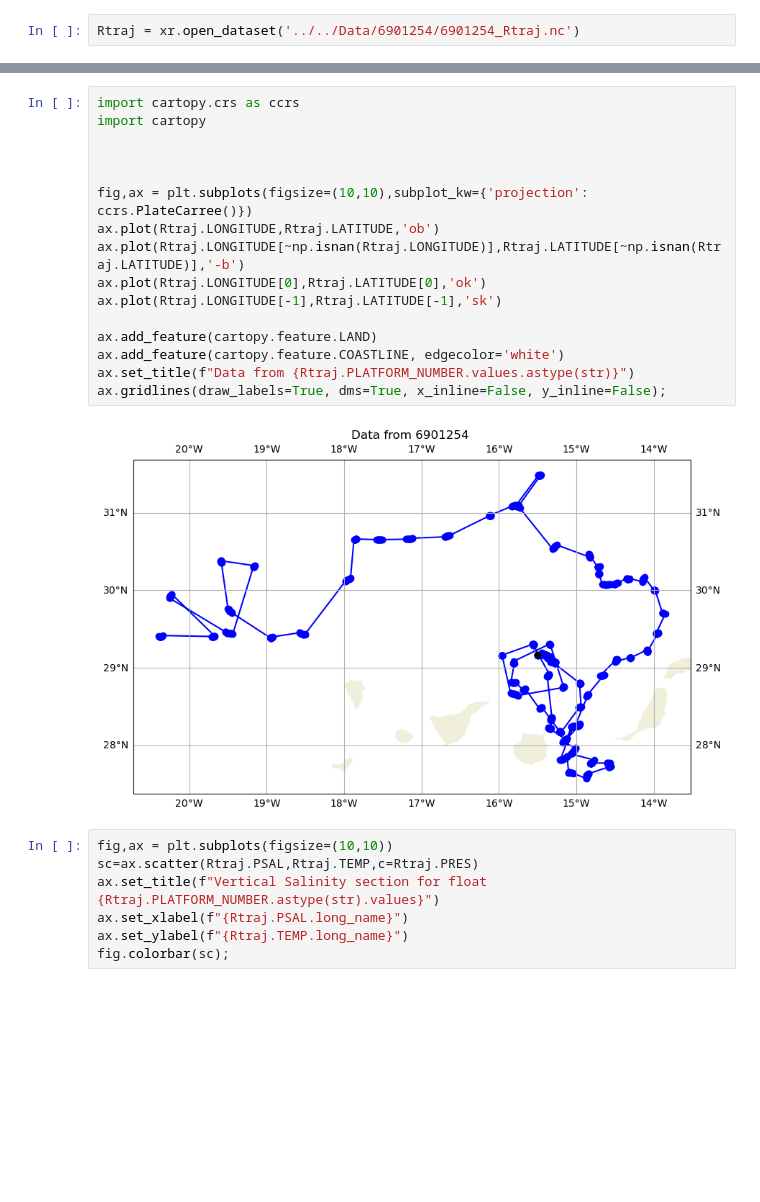
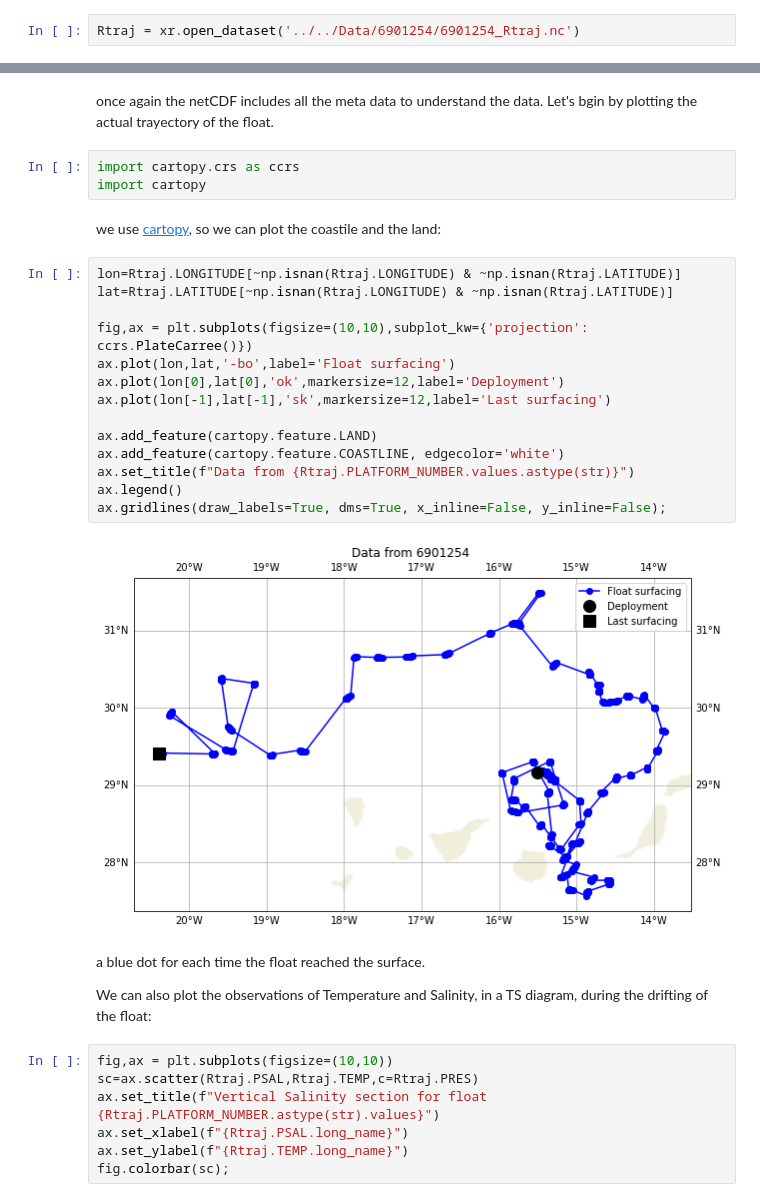
Before and after one commit to euroargodev/argoonlineschool, a Jupyter notebook: Lessons/L03_UsingArgoData/Chapter23_ArgoDatabyFloat_Traj.ipynb, the cells around one changed output, grey strips where cells are left out. Saved outputs shown, nothing was run; the diff lists cells and outputs as text; blank space fills up the shorter version.

```diff
--- a/Lessons/L03_UsingArgoData/Chapter23_ArgoDatabyFloat_Traj.ipynb
+++ b/Lessons/L03_UsingArgoData/Chapter23_ArgoDatabyFloat_Traj.ipynb
@@ -30,24 +32,34 @@ Data variables: (12/102)
     decoder_version:              CODA_035b
     comment_on_resolution:        JULD and PRES variable resolutions depend o...
     comment_on_measurement_code:  Meaning of some specific measurement codes ...
+# %% [markdown]
+once again the netCDF includes all the meta data to understand the data.
+Let's bgin by plotting the actual trayectory of the float.
+# %%
+import cartopy.crs as ccrs
+import cartopy
+# %% [markdown]
+we use [cartopy](https://scitools.org.uk/cartopy/docs/latest/), so we can plot the coastile and the land:
 # %%
-import cartopy.crs as ccrs
-import cartopy
-
-
+lon=Rtraj.LONGITUDE[~np.isnan(Rtraj.LONGITUDE) & ~np.isnan(Rtraj.LATITUDE)]
+lat=Rtraj.LATITUDE[~np.isnan(Rtraj.LONGITUDE) & ~np.isnan(Rtraj.LATITUDE)]
 
 fig,ax = plt.subplots(figsize=(10,10),subplot_kw={'projection': ccrs.PlateCarree()})
-ax.plot(Rtraj.LONGITUDE,Rtraj.LATITUDE,'ob')
-ax.plot(Rtraj.LONGITUDE[~np.isnan(Rtraj.LONGITUDE)],Rtraj.LATITUDE[~np.isnan(Rtraj.LATITUDE)],'-b')
-ax.plot(Rtraj.LONGITUDE[0],Rtraj.LATITUDE[0],'ok')
-ax.plot(Rtraj.LONGITUDE[-1],Rtraj.LATITUDE[-1],'sk')
+ax.plot(lon,lat,'-bo',label='Float surfacing')
+ax.plot(lon[0],lat[0],'ok',markersize=12,label='Deployment')
+ax.plot(lon[-1],lat[-1],'sk',markersize=12,label='Last surfacing')
 
 ax.add_feature(cartopy.feature.LAND)
 ax.add_feature(cartopy.feature.COASTLINE, edgecolor='white')
 ax.set_title(f"Data from {Rtraj.PLATFORM_NUMBER.values.astype(str)}")
+ax.legend()
 ax.gridlines(draw_labels=True, dms=True, x_inline=False, y_inline=False);
 # %% [output]
-[figure, old version]
+[figure, new version]
+# %% [markdown]
+a blue dot for each time the float reached the surface.
+
+We can also plot the observations of Temperature and Salinity, in a TS diagram, during the drifting of the float:
 # %%
 fig,ax = plt.subplots(figsize=(10,10))
 sc=ax.scatter(Rtraj.PSAL,Rtraj.TEMP,c=Rtraj.PRES)
```
Also changed, not shown: parts of 5 cells of this notebook, 4 other files.
